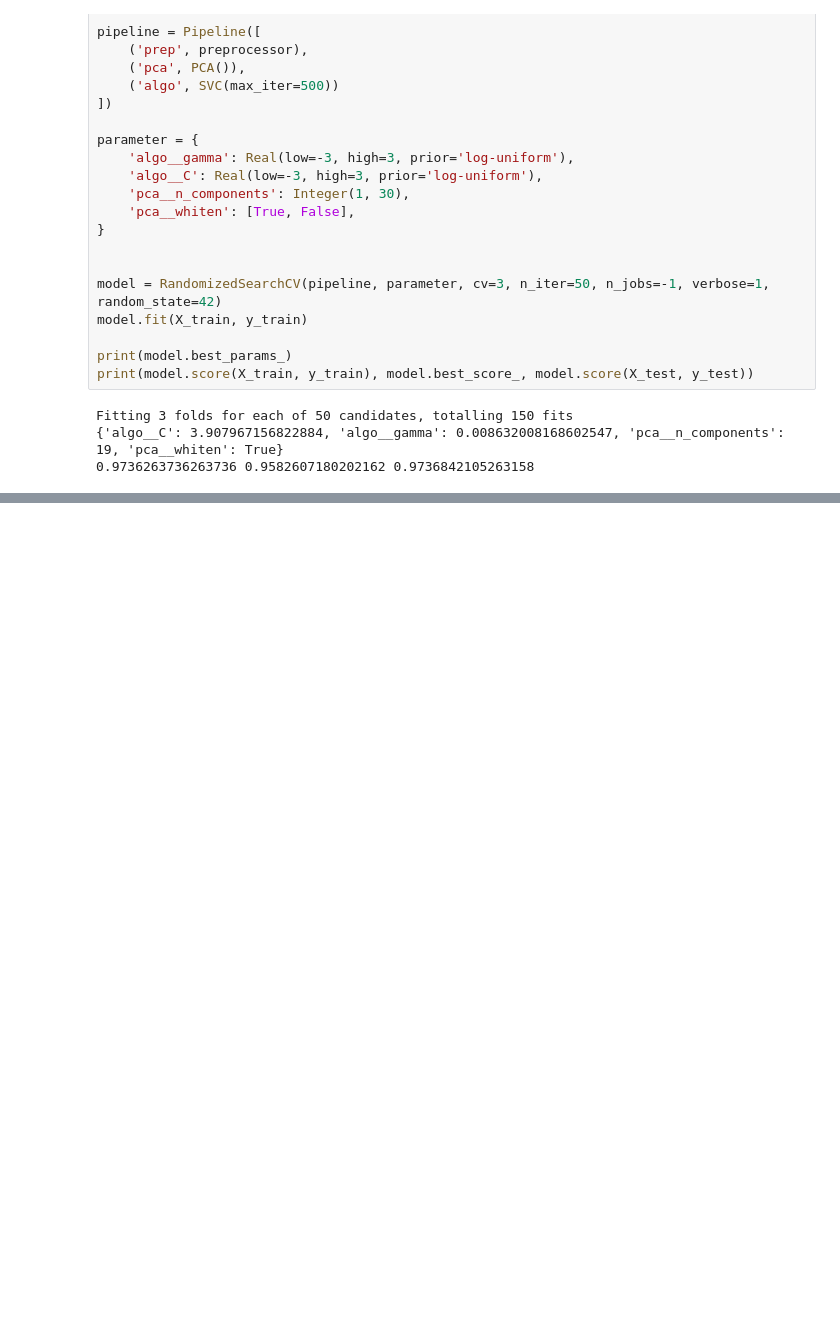
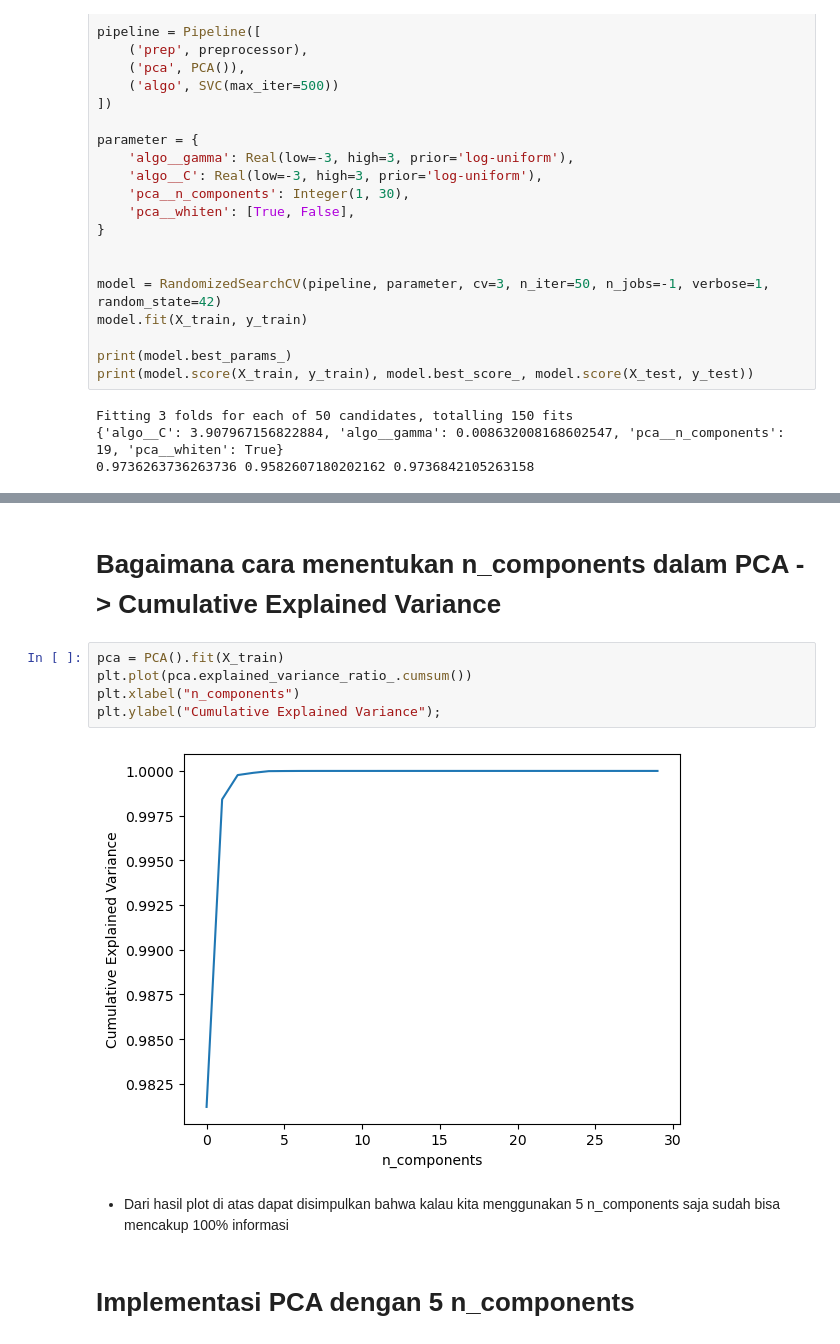
Before and after one commit to HekalMaulana/unsupervised_learning_JCOPML, a Jupyter notebook: 18 - Unsupervised Learning/02 - Dimensionality Reduction/Part 2 - PCA dan Breast Cancer.ipynb, the cells around one changed output, grey strips where cells are left out. Cells and saved outputs as stored; diff of their text form; blank space fills up the shorter version.

Commit message:
Menentukan n_components PCA dengan Cummulative Explained Variance

```diff
--- a/18 - Unsupervised Learning/02 - Dimensionality Reduction/Part 2 - PCA dan Breast Cancer.ipynb
+++ b/18 - Unsupervised Learning/02 - Dimensionality Reduction/Part 2 - PCA dan Breast Cancer.ipynb
@@ -99,0 +120,13 @@ Fitting 3 folds for each of 50 candidates, totalling 150 fits
+# %% [markdown]
+# Bagaimana cara menentukan n_components dalam PCA -> Cumulative Explained Variance
+# %%
+pca = PCA().fit(X_train)
+plt.plot(pca.explained_variance_ratio_.cumsum())
+plt.xlabel("n_components")
+plt.ylabel("Cumulative Explained Variance");
+# %% [output]
+[figure, added]
+# %% [markdown]
+- Dari hasil plot di atas dapat disimpulkan bahwa kalau kita menggunakan 5 n_components saja sudah bisa mencakup 100% informasi
+# %% [markdown]
+# Implementasi PCA dengan 5 n_components
```
Also changed, not shown: parts of 3 cells of this notebook.
